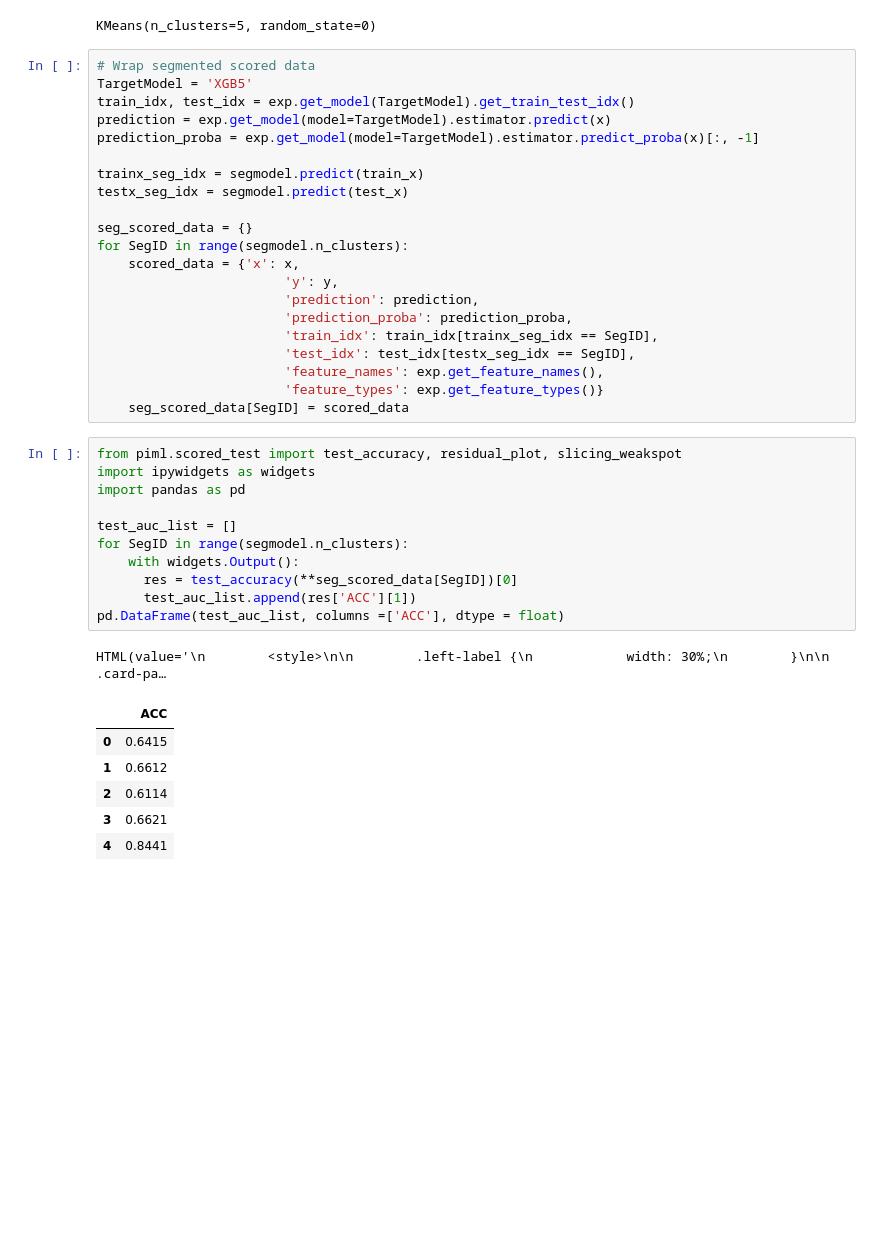
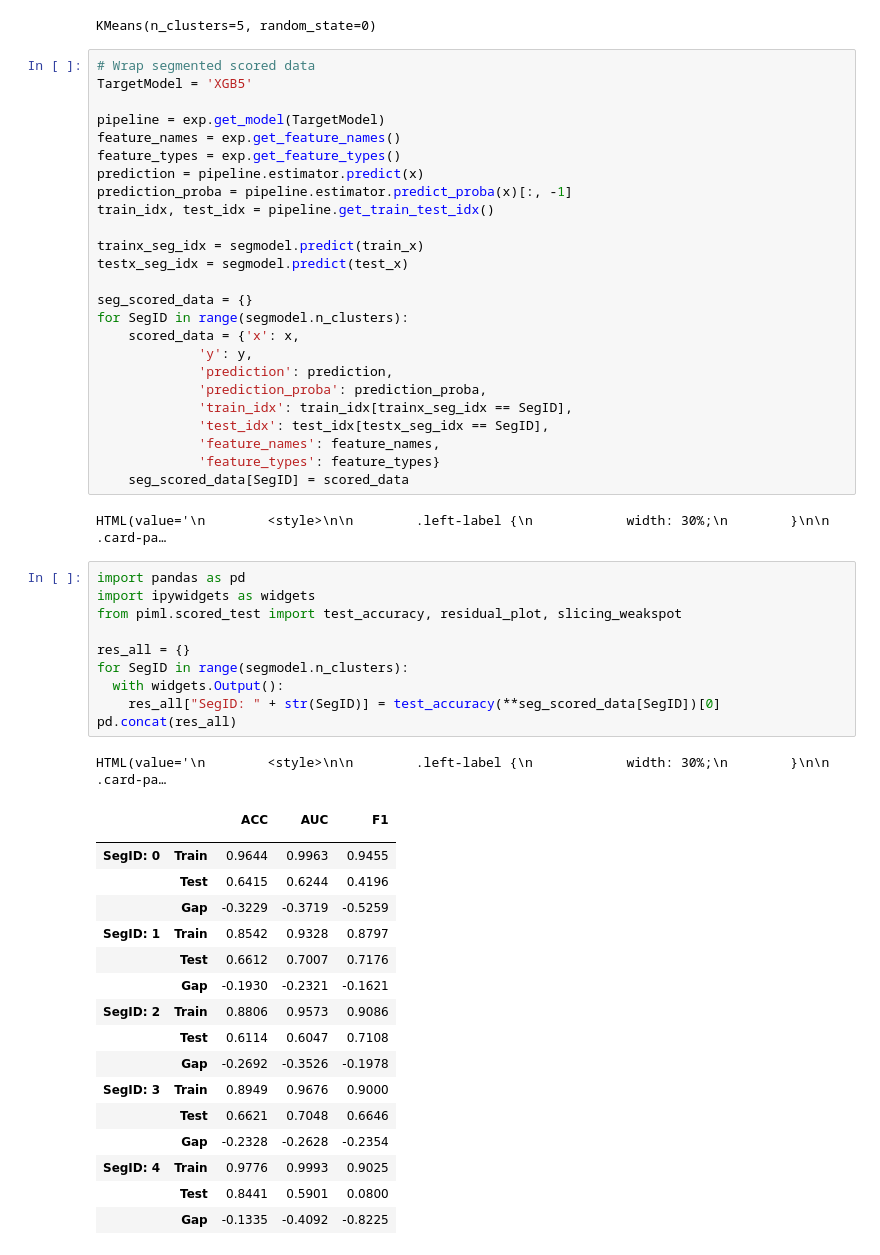
Before and after one commit to SelfExplainML/PiML-Toolbox, a Jupyter notebook: docs/Workshop/202310-UNCC/ModelDiagPart1_Error-n-Resilience_SimuCredit.ipynb, the cells around one changed output. Cells and saved outputs as stored; diff of their text form; blank space fills up the shorter version.

```diff
--- a/docs/Workshop/202310-UNCC/ModelDiagPart1_Error-n-Resilience_SimuCredit.ipynb
+++ b/docs/Workshop/202310-UNCC/ModelDiagPart1_Error-n-Resilience_SimuCredit.ipynb
@@ -118,9 +132,13 @@ KMeans(n_clusters=5, random_state=0)
 # %%
 # Wrap segmented scored data
 TargetModel = 'XGB5'
-train_idx, test_idx = exp.get_model(TargetModel).get_train_test_idx()
-prediction = exp.get_model(model=TargetModel).estimator.predict(x)
-prediction_proba = exp.get_model(model=TargetModel).estimator.predict_proba(x)[:, -1]
+
+pipeline = exp.get_model(TargetModel)
+feature_names = exp.get_feature_names()
+feature_types = exp.get_feature_types()
+prediction = pipeline.estimator.predict(x)
+prediction_proba = pipeline.estimator.predict_proba(x)[:, -1]
+train_idx, test_idx = pipeline.get_train_test_idx()
 
 trainx_seg_idx = segmodel.predict(train_x)
 testx_seg_idx = segmodel.predict(test_x)
@@ -128,33 +146,45 @@ testx_seg_idx = segmodel.predict(test_x)
 seg_scored_data = {}
 for SegID in range(segmodel.n_clusters):
     scored_data = {'x': x,
-                        'y': y,
-                        'prediction': prediction,
-                        'prediction_proba': prediction_proba,
-                        'train_idx': train_idx[trainx_seg_idx == SegID],
-                        'test_idx': test_idx[testx_seg_idx == SegID],
-                        'feature_names': exp.get_feature_names(),
-                        'feature_types': exp.get_feature_types()}
+             'y': y,
+             'prediction': prediction,
+             'prediction_proba': prediction_proba,
+             'train_idx': train_idx[trainx_seg_idx == SegID],
+             'test_idx': test_idx[testx_seg_idx == SegID],
+             'feature_names': feature_names,
+             'feature_types': feature_types}
     seg_scored_data[SegID] = scored_data
+# %% [output]
+HTML(value='\n        <style>\n\n        .left-label {\n            width: 30%;\n        }\n\n        .card-pa…
 # %%
+import pandas as pd
+import ipywidgets as widgets
 from piml.scored_test import test_accuracy, residual_plot, slicing_weakspot
-import ipywidgets as widgets
-import pandas as pd
 
-test_auc_list = []
+res_all = {}
 for SegID in range(segmodel.n_clusters):
-    with widgets.Output():
-      res = test_accuracy(**seg_scored_data[SegID])[0]
-      test_auc_list.append(res['ACC'][1])
-pd.DataFrame(test_auc_list, columns =['ACC'], dtype = float)
+  with widgets.Output():
+    res_all["SegID: " + str(SegID)] = test_accuracy(**seg_scored_data[SegID])[0]
+pd.concat(res_all)
 # %% [output]
 HTML(value='\n        <style>\n\n        .left-label {\n            width: 30%;\n        }\n\n        .card-pa…
-|  | ACC |
-| 0 | 0.6415 |
-| 1 | 0.6612 |
-| 2 | 0.6114 |
-| 3 | 0.6621 |
-| 4 | 0.8441 |
+|  |  | ACC | AUC | F1 |
+|  |  |  |  |  |
+| SegID: 0 | Train | 0.9644 | 0.9963 | 0.9455 |
+|  | Test | 0.6415 | 0.6244 | 0.4196 |
+|  | Gap | -0.3229 | -0.3719 | -0.5259 |
+| SegID: 1 | Train | 0.8542 | 0.9328 | 0.8797 |
+|  | Test | 0.6612 | 0.7007 | 0.7176 |
+|  | Gap | -0.1930 | -0.2321 | -0.1621 |
+| SegID: 2 | Train | 0.8806 | 0.9573 | 0.9086 |
+|  | Test | 0.6114 | 0.6047 | 0.7108 |
+|  | Gap | -0.2692 | -0.3526 | -0.1978 |
+| SegID: 3 | Train | 0.8949 | 0.9676 | 0.9000 |
+|  | Test | 0.6621 | 0.7048 | 0.6646 |
+|  | Gap | -0.2328 | -0.2628 | -0.2354 |
+| SegID: 4 | Train | 0.9776 | 0.9993 | 0.9025 |
+|  | Test | 0.8441 | 0.5901 | 0.0800 |
+|  | Gap | -0.1335 | -0.4092 | -0.8225 |
 # %%
 SegID = 2
 res = slicing_weakspot(**seg_scored_data[SegID], slice_features=['Mortgage','Balance'],
```
Also changed, not shown: parts of 7 cells of this notebook, 1 other file.
